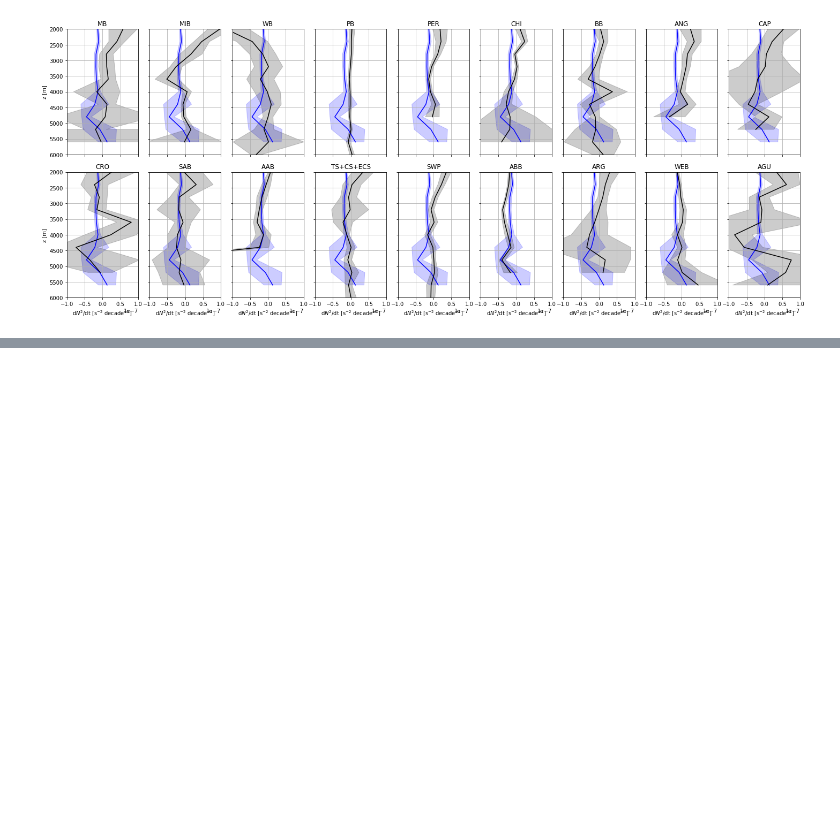
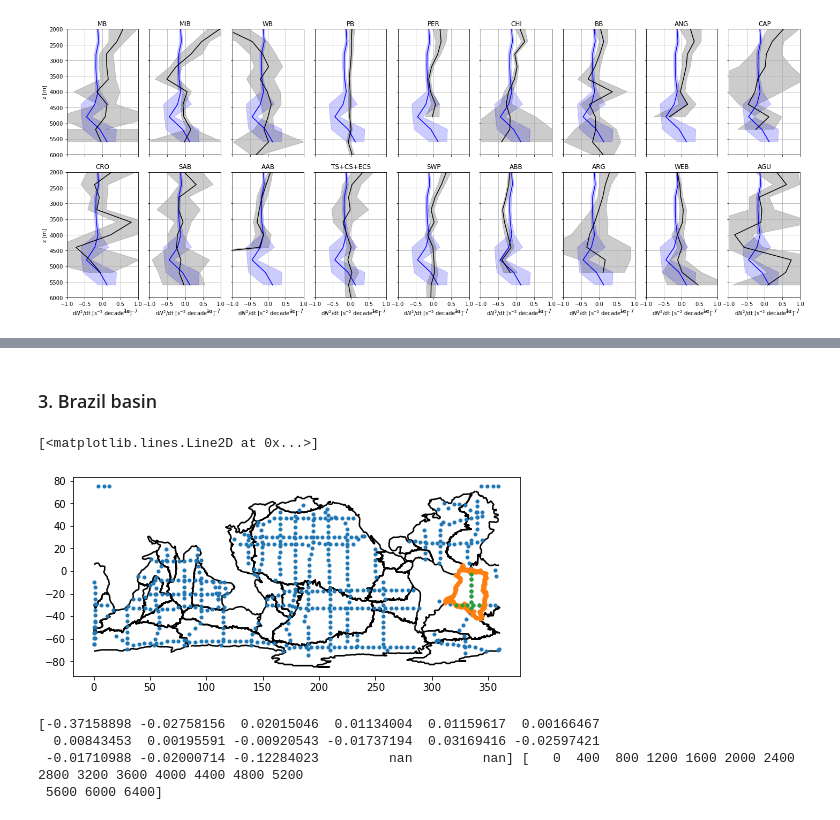
Before and after one commit to ShuwenTan-PO/N2change_EasyOcean, a Jupyter notebook: code/Fig3_z.ipynb, the cells around one changed output, grey strips where cells are left out. Cells and saved outputs as stored; diff of their text form; code cells hidden in the pictures; blank space fills up the shorter version.

```diff
--- a/code/Fig3_z.ipynb
+++ b/code/Fig3_z.ipynb
@@ -970 +861,50 @@ The PostScript backend does not support transparency; partially transparent arti
 [figure]
+# %% [markdown]
+### 3. Brazil basin
+# %%
+basin = sio.loadmat('../data/bsn_boundary.mat', squeeze_me=True, struct_as_record=False)
+
+fig, ax = plt.subplots(nrows=1, ncols=1, figsize=(8, 4))
+
+for i in range(len(basin['bsn_only'])):
+    lon = basin['bsn_only'][i].bsn[0].copy()
+    lat = basin['bsn_only'][i].bsn[1].copy()
+    lon_ = lon.copy()
+    lat_ = lat.copy()
+    lon__ = lon.copy()
+    lat__ = lat.copy()
+    lat[(lon<0) | (lon>360)] = np.nan
+    lon[(lon<0) | (lon>360)] = np.nan
+    ax.plot(lon,  lat, c='k')
+    lat_[lon_>=0] = np.nan
+    lon_[lon_>=0] = np.nan
+    lon_[lon_<0] += 360
+    ax.plot(lon_, lat_, c='k')
+    lat__[lon__<=360] = np.nan
+    lon__[lon__<=360] = np.nan
+    lon__[lon__>=360] -= 360
+    ax.plot(lon__, lat__, c='k')
+
+ax.plot(var_lon, var_lat, '.')
+ax.set_aspect('equal')
+
+k=15
+var_mask, var_keys = within_basin(var_lon, var_lat, k)
+ax.plot(basin['bsn_only'][k].bsn[0], basin['bsn_only'][k].bsn[1], '.-')
+ax.plot(var_lon[var_mask], var_lat[var_mask], '.')
+
+
+# fig, ax = plt.subplots(nrows=1, ncols=1, figsize=(8, 4))
+# for i in range(len(basin['bsn_only'])):
+#     ax.plot(basin['bsn_only'][i].bsn[0], basin['bsn_only'][i].bsn[1], c='k')
+# %% [output]
+[<matplotlib.lines.Line2D at 0x...>]
+[figure, added]
+# %%
+N2_trend_z, N2_trend_err_z, N2_trend_CI_z = err_from_mean(var[var_mask, :]/np.nanmean(N2_z_[idx_basin,:], axis=0), var_err[var_mask, :]/np.nanmean(N2_z_[idx_basin,:], axis=0), var_eDOF[var_mask, :])
+print(N2_trend_z, z_N2)
+# %% [output]
+[-0.37158898 -0.02758156  0.02015046  0.01134004  0.01159617  0.00166467
+  0.00843453  0.00195591 -0.00920543 -0.01737194  0.03169416 -0.02597421
+ -0.01710988 -0.02000714 -0.12284023         nan         nan] [   0  400  800 1200 1600 2000 2400 2800 3200 3600 4000 4400 4800 5200
+ 5600 6000 6400]
```
Also changed, not shown: parts of 13 cells of this notebook, 38 other files.
